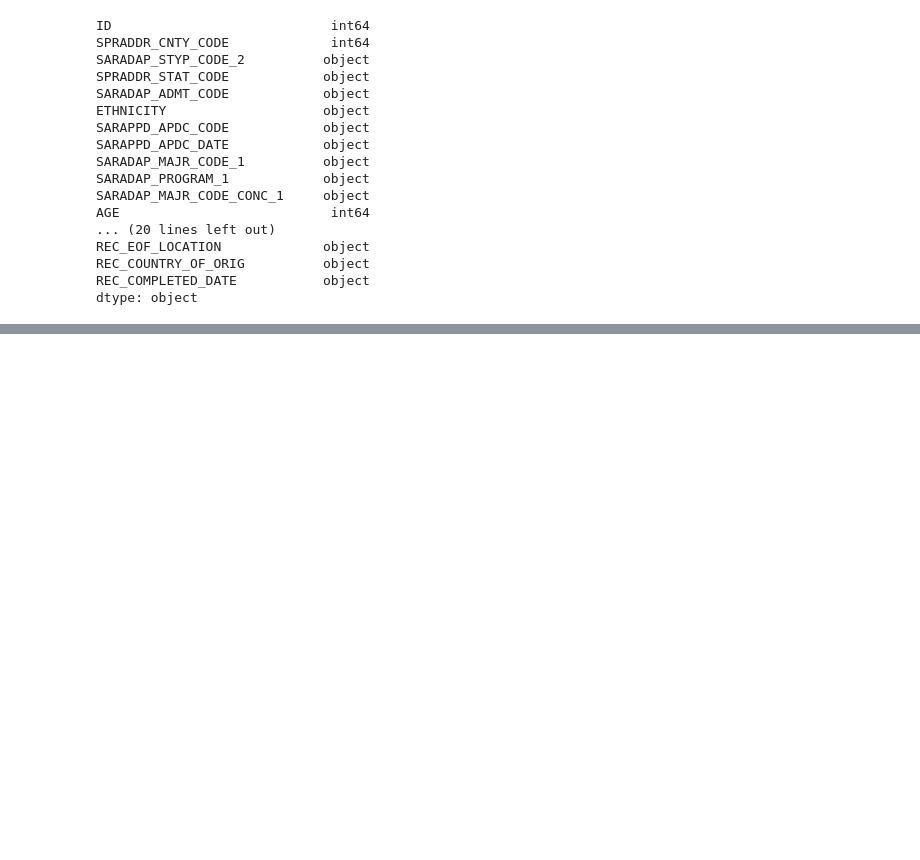
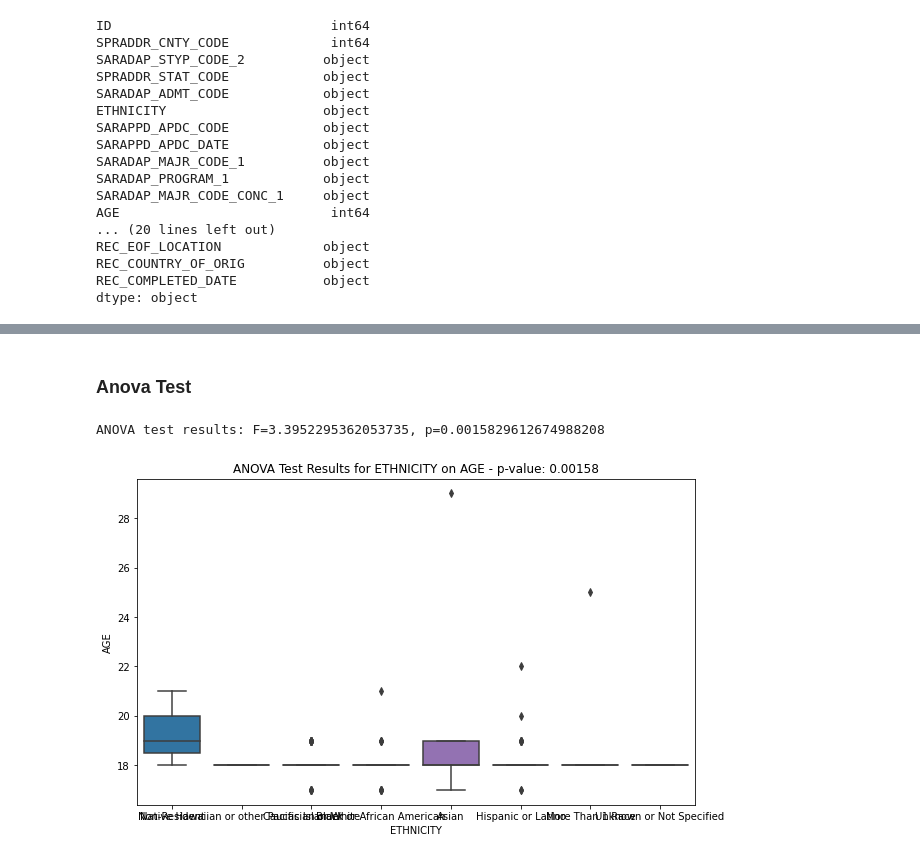
Before and after one commit to udoychowdhury/DataScience, a Jupyter notebook: Assitantship/CleanAndTransformData.ipynb, the cells around one changed output, grey strips where cells are left out. Saved outputs shown, nothing was run; the diff lists cells and outputs as text; code cells hidden in the pictures; blank space fills up the shorter version.

```diff
--- a/Assitantship/CleanAndTransformData.ipynb
+++ b/Assitantship/CleanAndTransformData.ipynb
@@ -217,0 +251,21 @@ plot_chi_square_results(df_results)
+# %% [markdown]
+### Anova Test ###
+# %%
+x = 'ETHNICITY'
+y ='AGE'
+
+# Perform ANOVA
+groups = df.groupby(x)[y].apply(list)
+f_val, p_val = stats.f_oneway(*groups)
+
+# Print ANOVA results
+print(f"ANOVA test results: F={f_val}, p={p_val}")
+
+# Plot
+plt.figure(figsize=(10, 6))
+sns.boxplot(x=x, y=y, data=df)
+plt.title(f'ANOVA Test Results for {x} on {y} - p-value: {p_val:.5f}')
+plt.show()
+# %% [output]
+ANOVA test results: F=3.3952295362053735, p=0.0015829612674988208
+[figure, added]
```
Also changed, not shown: parts of 18 cells of this notebook, 9 other files.
